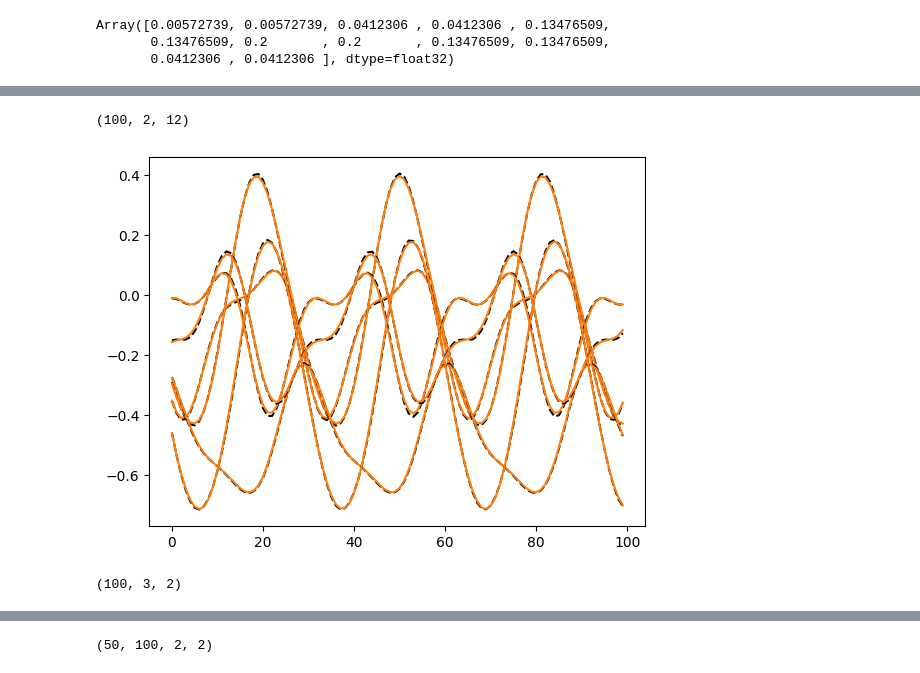
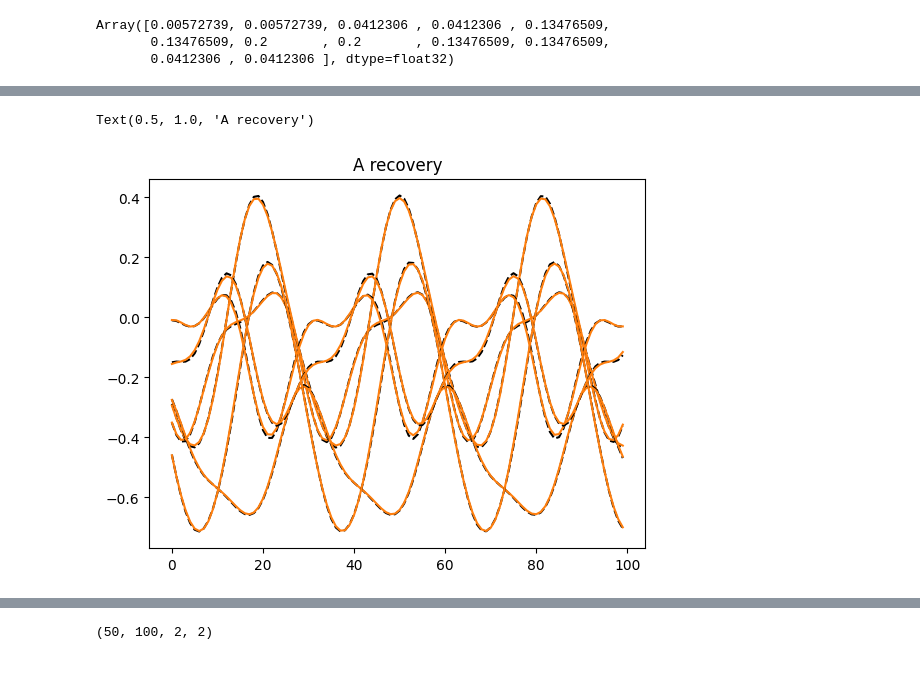
Before and after one commit to neurostatslab/clds, a Jupyter notebook: notebooks/GP_linreg.ipynb, the cells around one changed output, grey strips where cells are left out. Saved outputs shown, nothing was run; the diff lists cells and outputs as text; code cells hidden in the pictures.

```diff
--- a/notebooks/GP_linreg.ipynb
+++ b/notebooks/GP_linreg.ipynb
@@ -105,41 +96,34 @@ PhiAp = A_prior.evaluate_basis(conditions) # shape T x K
 def e_step(xs, ys):
     _Y = ys - bs#[:,None] # shape T x D1
 
-    Z = jnp.einsum('tk,ti->tik', PhiAp, xs)#.reshape(-1, len_basis * D2)
-    print(Z.shape)
-    # Z = jax.vmap(lambda _phi, _ex: jnp.outer(_phi, _ex))(PhiAp, Exp)
+    Z = jnp.einsum('tk,ti->tik', PhiAp, xs)
     ZTZ = jnp.einsum('tik,tjl->ikjl', Z, Z).reshape(len_basis * D2, len_basis * D2)
-    # ZTZ = Z.T @ Z
     ZTY = jnp.einsum('tik,tj->ikj', Z, _Y).reshape(len_basis * D2, D1)
-    # ZTY = Z.T @ _Y
     stats = (ZTZ, ZTY)
     return stats
 
 def m_step(stats):
     ZTZ, ZTY = stats
     w_MAP = jax.scipy.linalg.solve(ZTZ + jnp.eye(len_basis * D2), ZTY, assume_a='pos')
     w_MAP = w_MAP.reshape(D2, len_basis, D1).transpose(1,2,0)
     return w_MAP
 
 # Fitting
 batch_stats = vmap(e_step)(X, Y)
 stats = jax.tree_util.tree_map(lambda x: jnp.sum(x, axis=0), batch_stats)
 w_MAP = m_step(stats)
 
 A_recovered = A_prior(w_MAP, conditions)
 
 plt.figure()
 for i in range(A_prior.D1):
     for j in range(A_prior.D2):
         plt.plot(As[:,i,j], 'k--')
         plt.plot(A_recovered[:,i,j], c='tab:orange')
 
+plt.title('A recovery')
 # plt.plot([jnp.linalg.det(F).itzem() for F in As])
 # plt.plot([jnp.linalg.det(F).item() for F in A_recovered])
 # %% [output]
-(100, 2, 12)
+Text(0.5, 1.0, 'A recovery')
-[figure, old version]
+[figure, new version]
-# %%
-As.shape
-# %% [output]
-(100, 3, 2)
```
Also changed, not shown: parts of 10 cells of this notebook, 1 other file.
